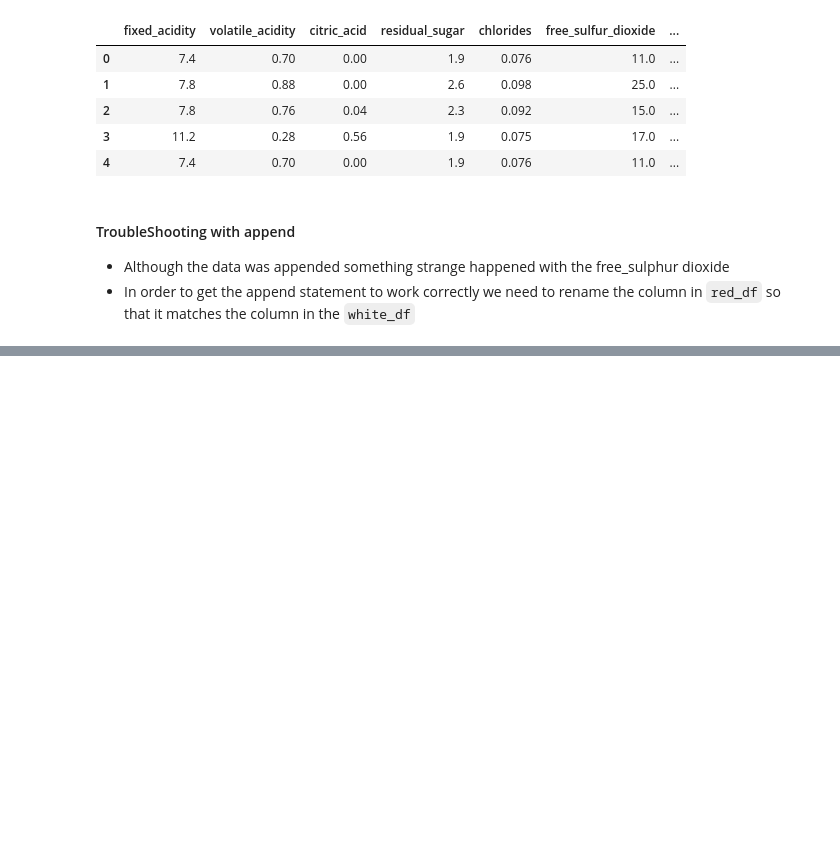
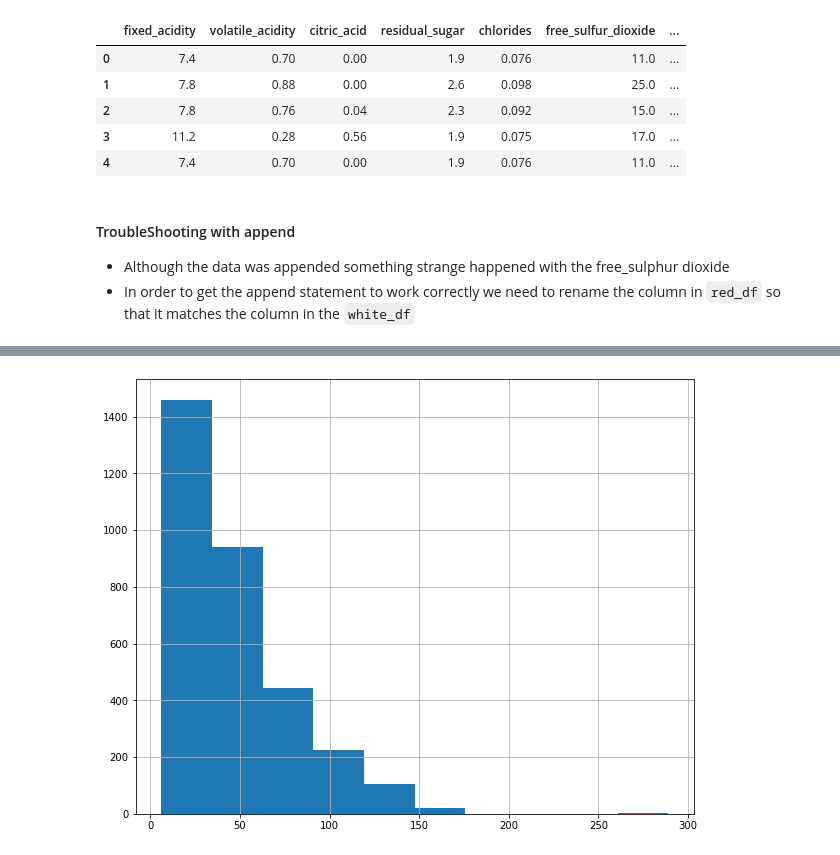
Before and after one commit to jumbamark/data_analysis, a Jupyter notebook: case_studies/first/wine_chemical_properties.ipynb, the cells around one changed output, grey strips where cells are left out. Drawn from its saved outputs; the diff is of its cells as text; code cells hidden in the pictures; blank space fills up the shorter version.

```diff
--- a/case_studies/first/wine_chemical_properties.ipynb
+++ b/case_studies/first/wine_chemical_properties.ipynb
@@ -255,0 +285,4 @@ wine_data.shape
+# %%
+df.total_sulfur_dioxide.hist(figsize=(10,8));
+# %% [output]
+[figure, added]
```
Also changed, not shown: parts of 13 cells of this notebook.
